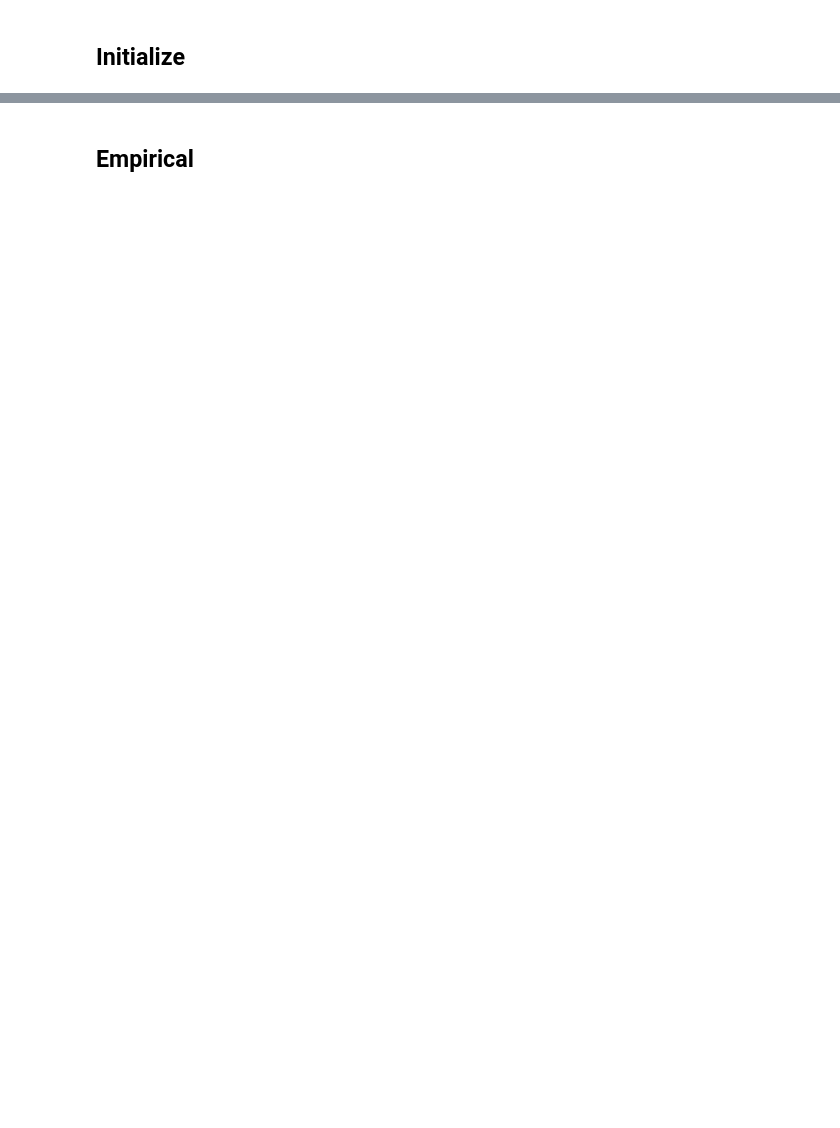
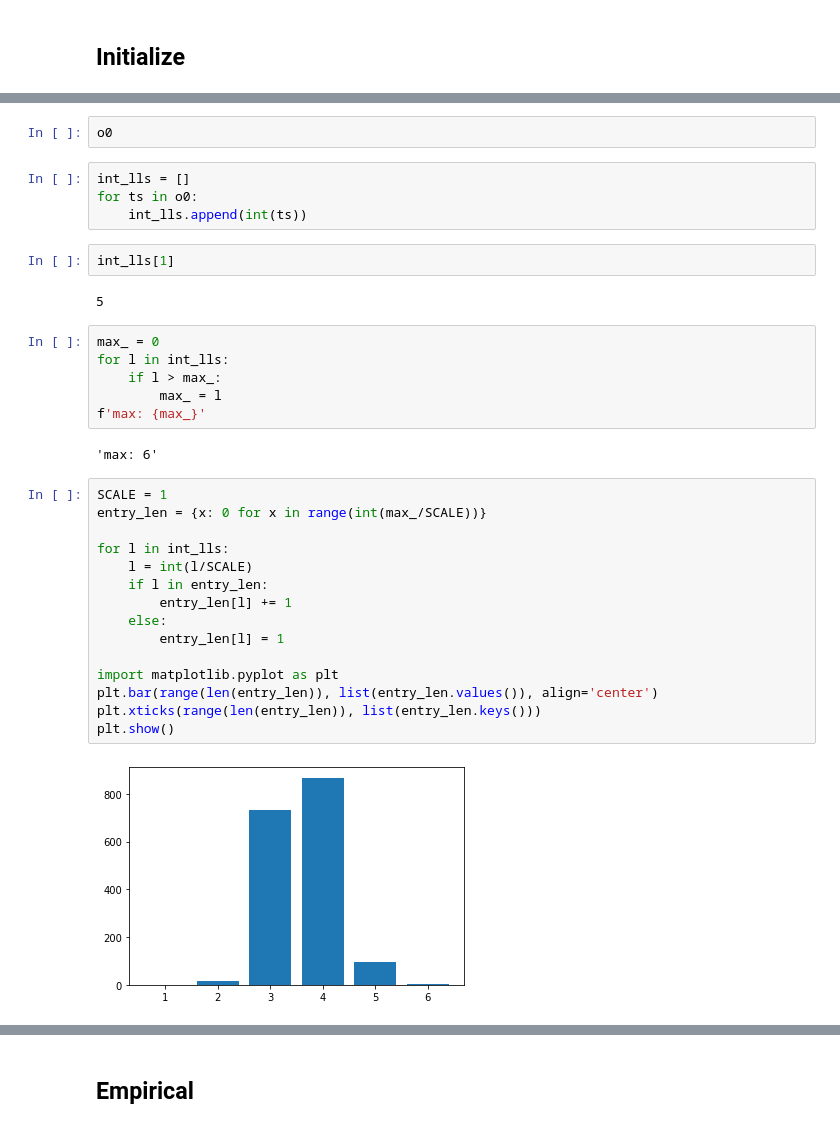
Before and after one commit to catPotat/rn-hg-gpt2-playground, a Jupyter notebook: Huggingface_GPT_2_Evaluating.ipynb, the cells around one changed output, grey strips where cells are left out. Saved outputs shown, nothing was run; the diff lists cells and outputs as text; blank space fills up the shorter version.

```diff
--- a/Huggingface_GPT_2_Evaluating.ipynb
+++ b/Huggingface_GPT_2_Evaluating.ipynb
@@ -104,0 +326,35 @@ for model_path in to_compare:
+# %%
+o0
+# %%
+int_lls = []
+for ts in o0:
+    int_lls.append(int(ts))
+# %%
+int_lls[1]
+# %% [output]
+5
+# %%
+max_ = 0
+for l in int_lls:
+    if l > max_:
+        max_ = l
+f'max: {max_}'
+# %% [output]
+'max: 6'
+# %%
+SCALE = 1
+entry_len = {x: 0 for x in range(int(max_/SCALE))}
+
+for l in int_lls:
+    l = int(l/SCALE)
+    if l in entry_len:
+        entry_len[l] += 1
+    else:
+        entry_len[l] = 1
+
+import matplotlib.pyplot as plt
+plt.bar(range(len(entry_len)), list(entry_len.values()), align='center')
+plt.xticks(range(len(entry_len)), list(entry_len.keys()))
+plt.show()
+# %% [output]
+[figure, added]
```
Also changed, not shown: parts of 53 cells of this notebook.
